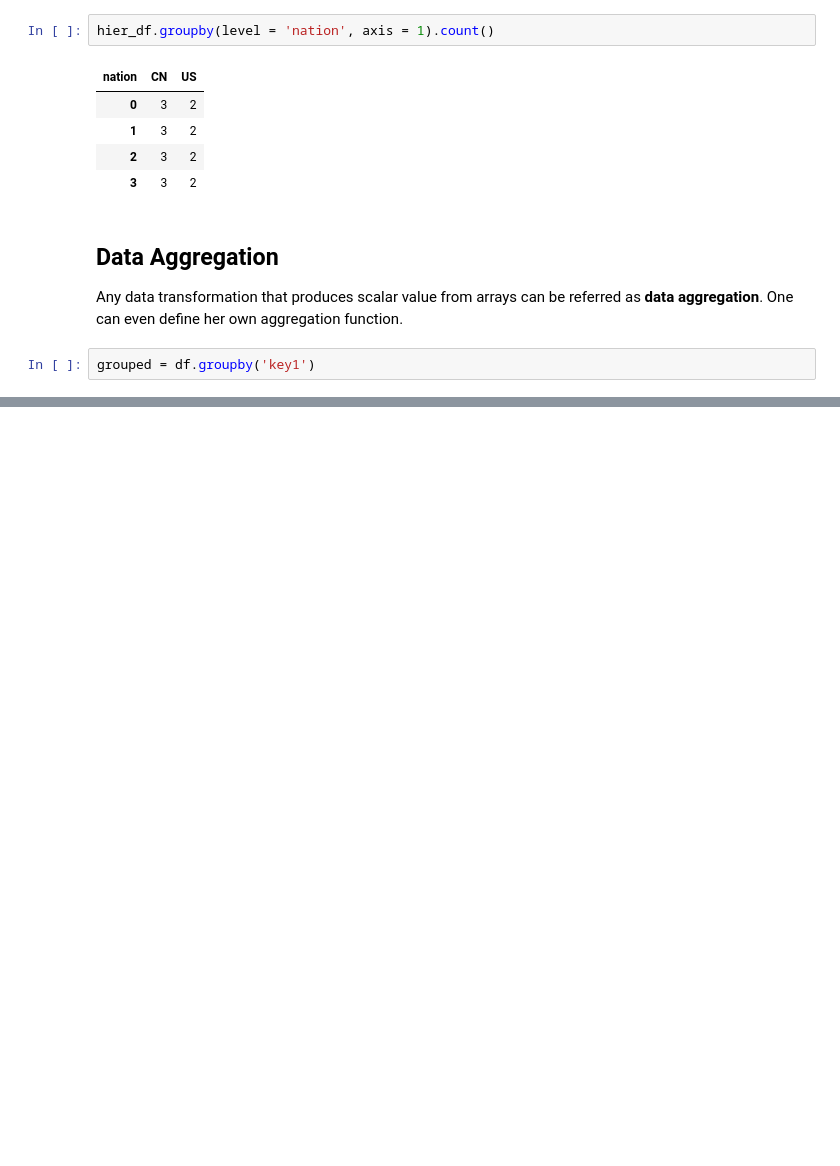
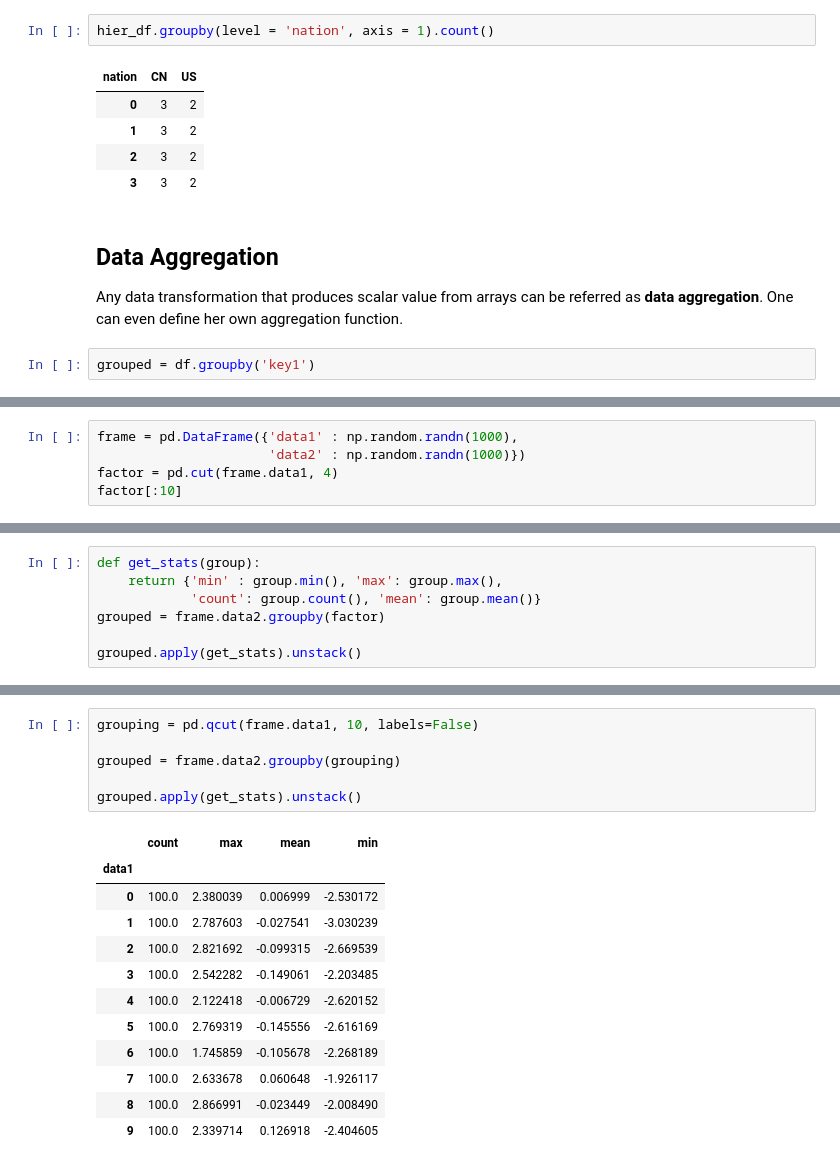
Before and after one commit to dolremi/Python-Notes, a Jupyter notebook: Pandas/Data_Aggregation_and_Grouping.ipynb, the cells around one changed output, grey strips where cells are left out. Cells and saved outputs as stored; diff of their text form; blank space fills up the shorter version.

```diff
--- a/Pandas/Data_Aggregation_and_Grouping.ipynb
+++ b/Pandas/Data_Aggregation_and_Grouping.ipynb
@@ -275,0 +340,5 @@ grouped.agg({'data1': np.max, 'data2': peak_to_peak})
+# %%
+frame = pd.DataFrame({'data1' : np.random.randn(1000),
+                      'data2' : np.random.randn(1000)})
+factor = pd.cut(frame.data1, 4)
+factor[:10]
@@ -275,0 +358,7 @@ grouped.agg({'data1': np.max, 'data2': peak_to_peak})
+# %%
+def get_stats(group):
+    return {'min' : group.min(), 'max': group.max(),
+            'count': group.count(), 'mean': group.mean()}
+grouped = frame.data2.groupby(factor)
+
+grouped.apply(get_stats).unstack()
@@ -275,0 +372,19 @@ grouped.agg({'data1': np.max, 'data2': peak_to_peak})
+# %%
+grouping = pd.qcut(frame.data1, 10, labels=False)
+
+grouped = frame.data2.groupby(grouping)
+
+grouped.apply(get_stats).unstack()
+# %% [output]
+|  | count | max | mean | min |
+| data1 |  |  |  |  |
+| 0 | 100.0 | 2.380039 | 0.006999 | -2.530172 |
+| 1 | 100.0 | 2.787603 | -0.027541 | -3.030239 |
+| 2 | 100.0 | 2.821692 | -0.099315 | -2.669539 |
+| 3 | 100.0 | 2.542282 | -0.149061 | -2.203485 |
+| 4 | 100.0 | 2.122418 | -0.006729 | -2.620152 |
+| 5 | 100.0 | 2.769319 | -0.145556 | -2.616169 |
+| 6 | 100.0 | 1.745859 | -0.105678 | -2.268189 |
+| 7 | 100.0 | 2.633678 | 0.060648 | -1.926117 |
+| 8 | 100.0 | 2.866991 | -0.023449 | -2.008490 |
+| 9 | 100.0 | 2.339714 | 0.126918 | -2.404605 |
```
Also changed, not shown: parts of 32 cells of this notebook.
